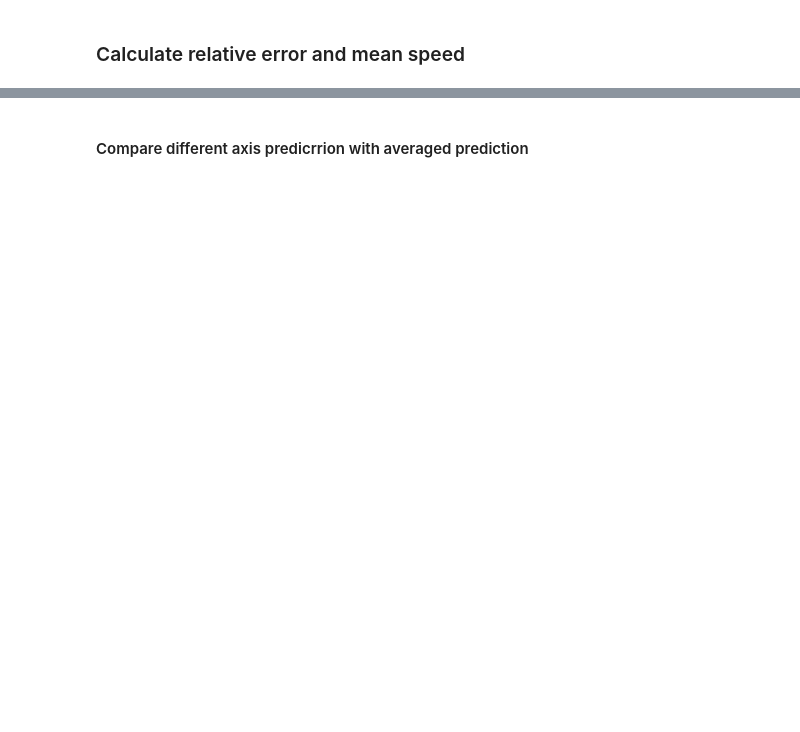
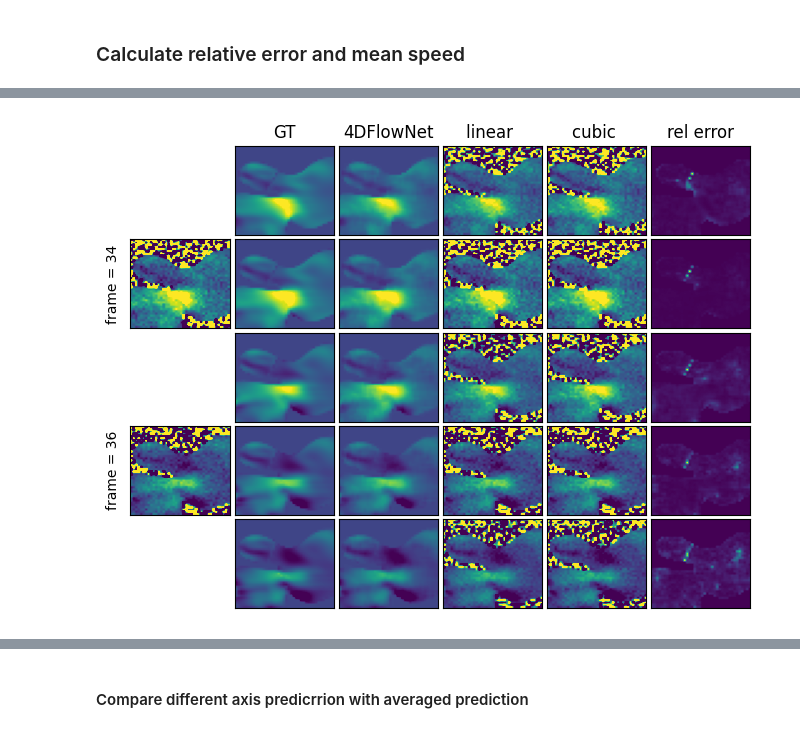
Before and after one commit to PiaaCaa/4DFlowNet, a Jupyter notebook: src/evaluate_plots.ipynb, the cells around one changed output, grey strips where cells are left out. Cells and saved outputs as stored; diff of their text form; code cells hidden in the pictures; blank space fills up the shorter version.

```diff
--- a/src/evaluate_plots.ipynb
+++ b/src/evaluate_plots.ipynb
@@ -257,0 +213,93 @@ max/min after tanh 1.0 0.0
+# %%
+def get_indices(frames, axis, slice_idx):
+    if axis == 0 :
+        return np.index_exp[frames, slice_idx, :, :]
+    elif axis == 1:
+        return np.index_exp[frames, :, slice_idx, :]
+    elif axis == 2:
+        return np.index_exp[frames, :, :, slice_idx]
+    else:
+        print("Invalid axis! Axis must be 0, 1 or 2")
+
+
+
+
+def show_timeframes_jupyter(gt_cube,lr_cube,  pred_cube,mask_cube, rel_error_cube, comparison_lst, comparison_name, timepoints, axis, idx,min_v, max_v,save_as = "Frame_comparison.png"):
+    plt.figure(figsize=(8,6))
+    T = len(timepoints)
+    N = 4 + len(comparison_lst)
+    i = 1
+    idxs = get_indices(timepoints, axis, idx)
+    gt_cube = gt_cube[idxs]
+    mask_cube = mask_cube[idxs]
+    pred_cube = pred_cube[idxs]
+    #lr = lr[idxs]
+
+    min_v = np.quantile(gt_cube[np.where(mask_cube !=0)].flatten(), 0.01)
+    max_v = np.quantile(gt_cube[np.where(mask_cube !=0)].flatten(), 0.99)
+    for j,t in enumerate(timepoints):
+
+        gt_slice = gt_cube[j]#get_slice(gt, t,  axis=axis, slice_idx=idx )
+        pred_slice = pred_cube[j]#get_slice(pred, t, axis=axis, slice_idx=idx )
+
+        lr_slice = np.zeros_like(gt_slice)
+        if t%2 == 0: lr_slice = get_slice(lr_cube, t//2, axis=axis, slice_idx=idx )
+
+        plt.subplot(T, N, i)
+
+        if t%2 == 0:
+            plt.imshow(lr_slice, vmin = min_v, vmax = max_v, cmap='viridis', aspect='auto')
+            if i == 1: plt.title("LR")
+            plt.xticks([])
+            plt.yticks([])
+            plt.ylabel('frame = '+ str(t))
+
+        else:
+            #plt.imshow(lr_slice, vmin = min_v, vmax = max_v, cmap='jet', aspect='auto')
+            plt.ylabel('frame = '+ str(t))
+            plt.axis('off')
+
+
+        i +=1
+        plt.subplot(T, N, i)
+        plt.imshow(gt_slice, vmin = min_v, vmax = max_v, cmap='viridis', aspect='auto')
+        if i == 2: plt.title("GT")
+        plt.xticks([])
+        plt.yticks([])
+
+        i +=1
+        plt.subplot(T, N, i)
+        plt.imshow(pred_slice, vmin = min_v, vmax = max_v, cmap='viridis',aspect='auto')
+        if i == 3: plt.title("4DFlowNet")
+        plt.xticks([])
+        plt.yticks([])
+
+
+        for comp, name in zip(comparison_lst, comparison_name):
+            i +=1
+            plt.subplot(T, N, i)
+            plt.imshow(get_slice(comp,t, axis=axis, slice_idx=idx), vmin = min_v, vmax = max_v, cmap='viridis', aspect='auto')
+            if i-1 == (i-1)%N: plt.title(name)
+            plt.xticks([])
+            plt.yticks([])
+
+        i +=1
+        plt.subplot(T, N, i)
+        plt.imshow(get_slice(rel_error_cube, t, axis, idx),cmap='viridis',aspect='auto')
+        if i-1 == (i-1)%N: plt.title("rel error")
+        plt.xticks([])
+        plt.yticks([])
+
+        i +=1
+
+    plt.subplots_adjust(hspace=0.05, wspace=0.05)
+
+a = 0
+idx_cube = np.index_exp[:, :, 0:40, 20:60]
+
+
+show_timeframes_jupyter(gt['u'][idx_cube],lr['u'][idx_cube],  pred['u'][idx_cube],temporal_mask[idx_cube], error_pointwise[idx_cube], [interpolate_linear['u'][idx_cube],interpolate_cubic['u'][idx_cube]], ['linear ','cubic '], [33, 34, 35, 36, 37], axis=a, idx=30,min_v = min_v['u'], max_v = max_v['u'],save_as = f"{eval_dir}/Frame_comparison_u.png")
+show_timeframes_jupyter(gt['v'][idx_cube],lr['v'][idx_cube],  pred['v'][idx_cube],temporal_mask[idx_cube], error_pointwise[idx_cube], [interpolate_linear['v'][idx_cube],interpolate_cubic['v'][idx_cube]], ['linear ','cubic '], [33, 34, 35, 36, 37], axis=a, idx=30,min_v = min_v['v'], max_v = max_v['v'],save_as = f"{eval_dir}/Frame_comparison_v.png")
+show_timeframes_jupyter(gt['w'][idx_cube],lr['w'][idx_cube],  pred['w'][idx_cube],temporal_mask[idx_cube], error_pointwise[idx_cube], [interpolate_linear['w'][idx_cube],interpolate_cubic['w'][idx_cube]], ['linear ','cubic '], [33, 34, 35, 36, 37], axis=a, idx=30,min_v = min_v['w'], max_v = max_v['w'],save_as = f"{eval_dir}/Frame_comparison_w.png")
+# %% [output]
+[figure, added]
```
Also changed, not shown: parts of 30 cells of this notebook, 6 other files.
